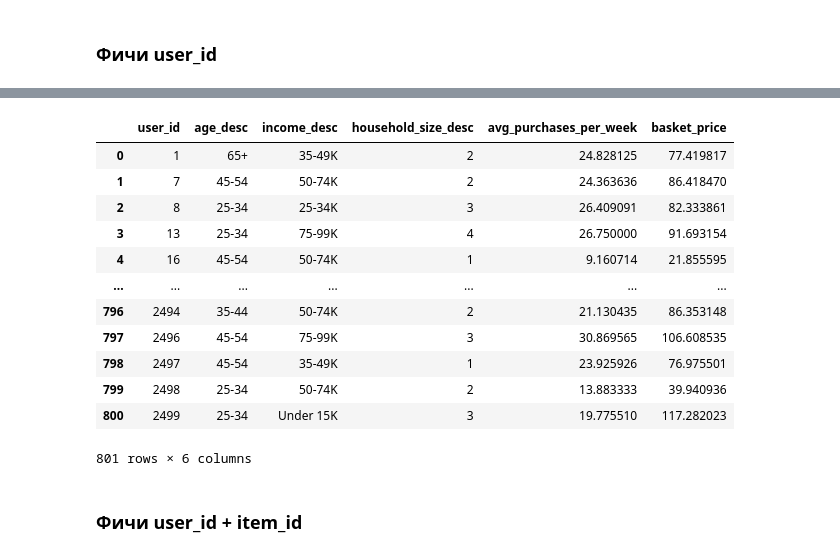
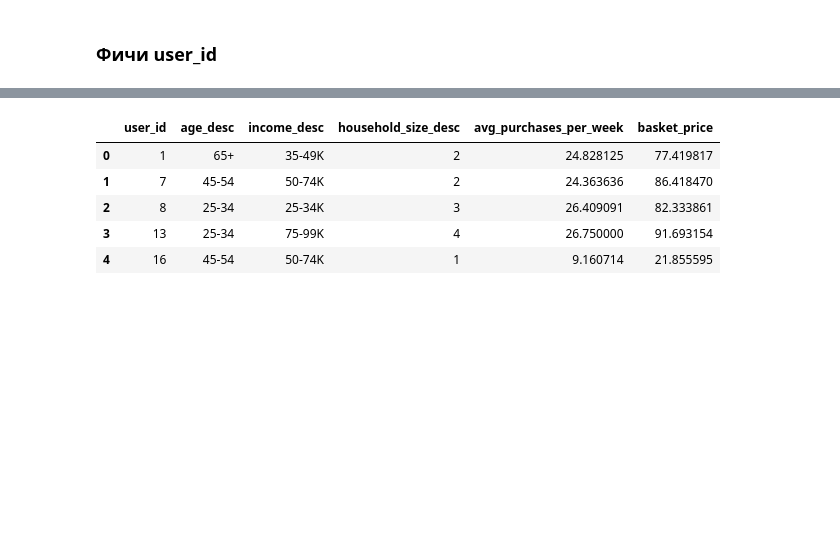
Before and after one commit to slowwavesleep/RecSysCourse, a Jupyter notebook: HW6/HW6.ipynb, the cells around one changed output, grey strips where cells are left out. Drawn from its saved outputs; the diff is of its cells as text; code cells hidden in the pictures; blank space fills up the shorter version.

```diff
--- a/HW6/HW6.ipynb
+++ b/HW6/HW6.ipynb
@@ -319,23 +312,14 @@ user_features_test = user_features[['user_id',
                                     'avg_purchases_per_week',
                                     'basket_price']]
 # %%
-user_features_test
+user_features_test.head()
 # %% [output]
 |  | user_id | age_desc | income_desc | household_size_desc | avg_purchases_per_week | basket_price |
 | 0 | 1 | 65+ | 35-49K | 2 | 24.828125 | 77.419817 |
 | 1 | 7 | 45-54 | 50-74K | 2 | 24.363636 | 86.418470 |
 | 2 | 8 | 25-34 | 25-34K | 3 | 26.409091 | 82.333861 |
 | 3 | 13 | 25-34 | 75-99K | 4 | 26.750000 | 91.693154 |
 | 4 | 16 | 45-54 | 50-74K | 1 | 9.160714 | 21.855595 |
-| ... | ... | ... | ... | ... | ... | ... |
-| 796 | 2494 | 35-44 | 50-74K | 2 | 21.130435 | 86.353148 |
-| 797 | 2496 | 45-54 | 75-99K | 3 | 30.869565 | 106.608535 |
-| 798 | 2497 | 45-54 | 35-49K | 1 | 23.925926 | 76.975501 |
-| 799 | 2498 | 25-34 | 50-74K | 2 | 13.883333 | 39.940936 |
-| 800 | 2499 | 25-34 | Under 15K | 3 | 19.775510 | 117.282023 |
-801 rows × 6 columns
-# %% [markdown]
-### Фичи user_id + item_id
 # %%
 targets_lvl_2 = targets_lvl_2.merge(item_features_test, on='item_id', how='left')
 targets_lvl_2 = targets_lvl_2.merge(user_features_test, on='user_id', how='left')
```
Also changed, not shown: parts of 21 cells of this notebook.
